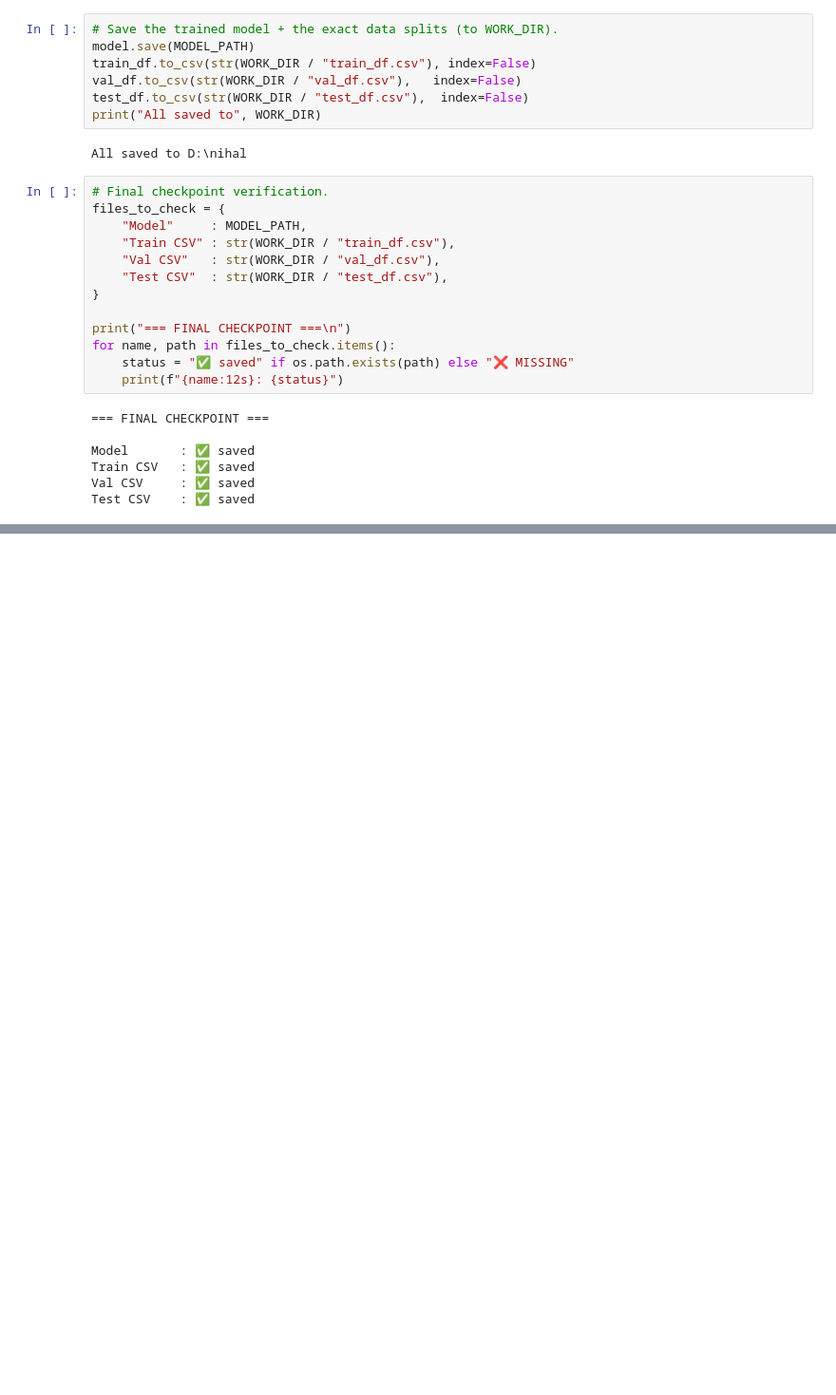
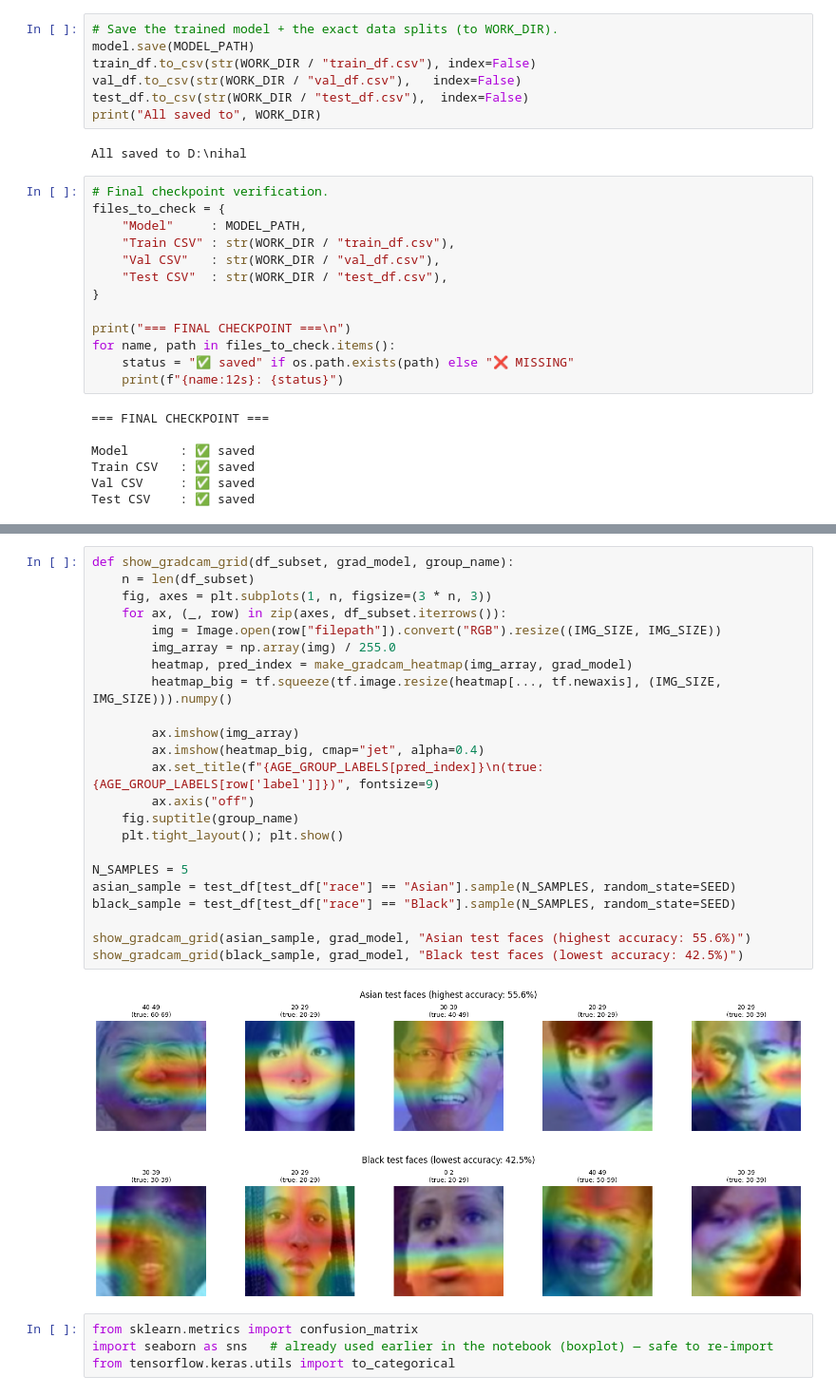
Before and after one commit to Nihalpujari/Face-Recognition, a Jupyter notebook: Code/Responsible_Age_Classifier_Week1_2.ipynb, the cells around one changed output, grey strips where cells are left out. Shown at 95% size. Drawn from its saved outputs; the diff is of its cells as text; blank space fills up the shorter version.

```diff
--- a/Code/Responsible_Age_Classifier_Week1_2.ipynb
+++ b/Code/Responsible_Age_Classifier_Week1_2.ipynb
@@ -1591,0 +1625,30 @@ Following the structure of Mitchell et al. (2019), consolidating:
+# %%
+def show_gradcam_grid(df_subset, grad_model, group_name):
+    n = len(df_subset)
+    fig, axes = plt.subplots(1, n, figsize=(3 * n, 3))
+    for ax, (_, row) in zip(axes, df_subset.iterrows()):
+        img = Image.open(row["filepath"]).convert("RGB").resize((IMG_SIZE, IMG_SIZE))
+        img_array = np.array(img) / 255.0
+        heatmap, pred_index = make_gradcam_heatmap(img_array, grad_model)
+        heatmap_big = tf.squeeze(tf.image.resize(heatmap[..., tf.newaxis], (IMG_SIZE, IMG_SIZE))).numpy()
+
+        ax.imshow(img_array)
+        ax.imshow(heatmap_big, cmap="jet", alpha=0.4)
+        ax.set_title(f"{AGE_GROUP_LABELS[pred_index]}\n(true: {AGE_GROUP_LABELS[row['label']]})", fontsize=9)
+        ax.axis("off")
+    fig.suptitle(group_name)
+    plt.tight_layout(); plt.show()
+
+N_SAMPLES = 5
+asian_sample = test_df[test_df["race"] == "Asian"].sample(N_SAMPLES, random_state=SEED)
+black_sample = test_df[test_df["race"] == "Black"].sample(N_SAMPLES, random_state=SEED)
+
+show_gradcam_grid(asian_sample, grad_model, "Asian test faces (highest accuracy: 55.6%)")
+show_gradcam_grid(black_sample, grad_model, "Black test faces (lowest accuracy: 42.5%)")
+# %% [output]
+[figure, added]
+[figure, added]
+# %%
+from sklearn.metrics import confusion_matrix
+import seaborn as sns   # already used earlier in the notebook (boxplot) — safe to re-import
+from tensorflow.keras.utils import to_categorical
```
Also changed, not shown: parts of 15 cells of this notebook, 1 other file.
